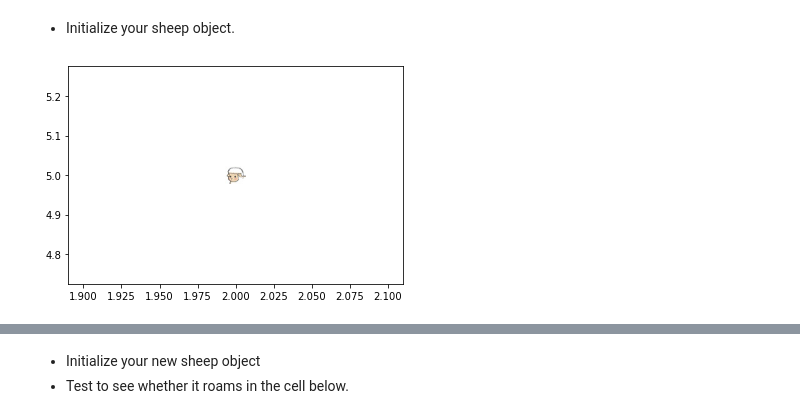
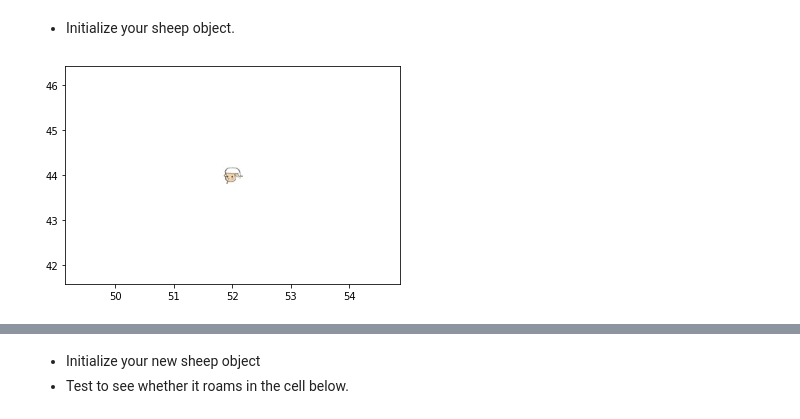
Before and after one commit to cedric-emmanuel/cmse202-s21-turnin, a Jupyter notebook: hw03/HW-03_OOP+ABM-STUDENT.ipynb, the cells around one changed output, grey strips where cells are left out. Cells and saved outputs as stored; diff of their text form; code cells hidden in the pictures.

```diff
--- a/hw03/HW-03_OOP+ABM-STUDENT.ipynb
+++ b/hw03/HW-03_OOP+ABM-STUDENT.ipynb
@@ -126,7 +126,7 @@ IndentationError: unexpected indent (<ipython-input-3-baf17981da7c>, line 4)
 class sheep():
     ## DocString
     #sheep class has position for the sheep and has the method to draw them
-    def __init__(self,position=[0,0]):
+    def __init__(self,position=[random.randint(20,100),random.randint(20,120)]):
         self.x=position[0]
         self.y=position[1]
 
@@ -150,10 +150,10 @@ Take a moment to save your notebook, commit the changes to your Git repository u
 # %%
 ### initialize a sheep and draw it
 
-sp = sheep([2,5])
+sp = sheep()
 sp.draw()
 # %% [output]
-[figure, old version]
+[figure, new version]
 # %% [markdown]
 ---
 - Roaming: You need to add a method of roaming to your sheep object.
```
Also changed, not shown: parts of 16 cells of this notebook.
